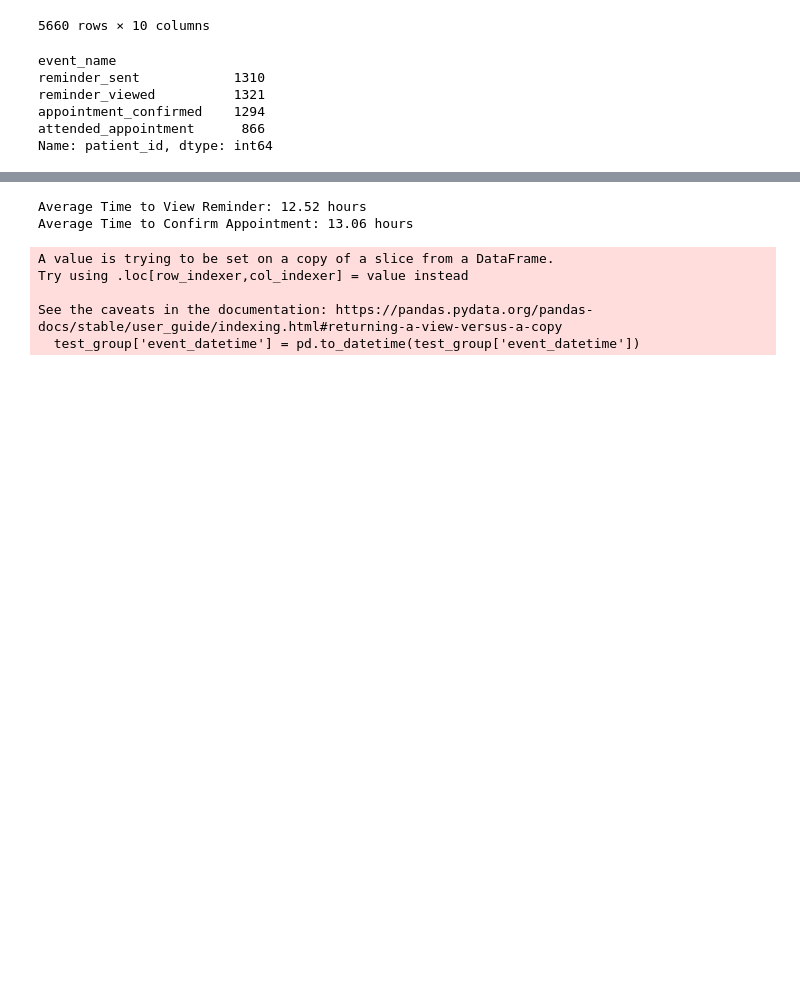
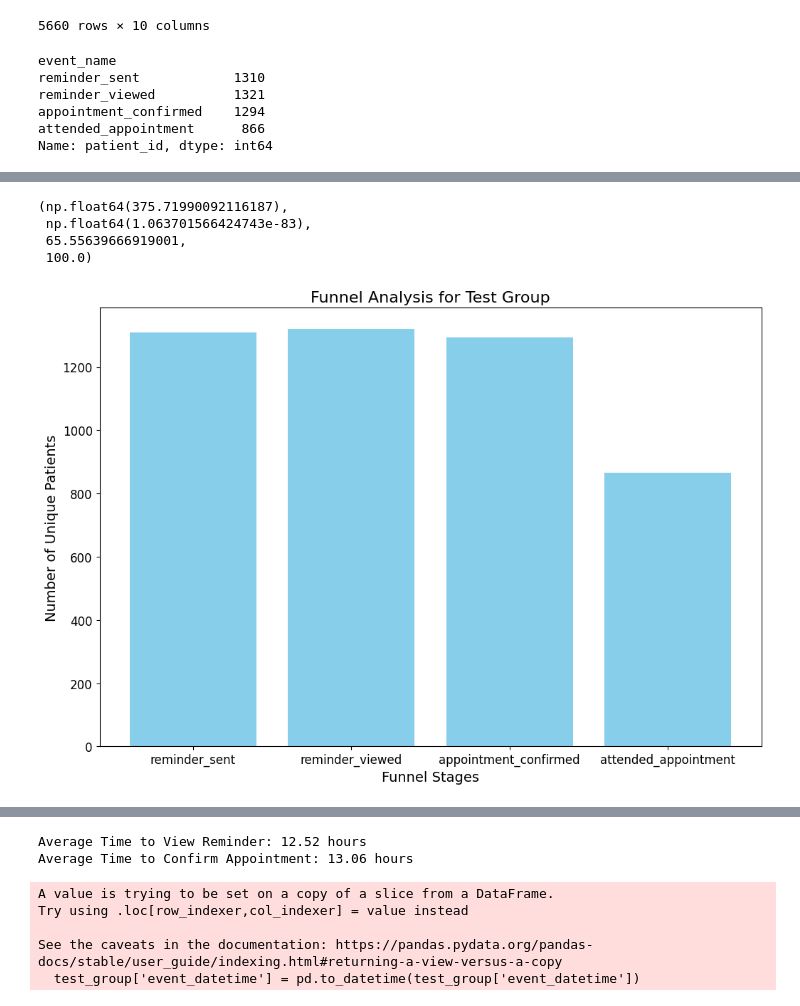
Before and after one commit to Ismat-Samadov/kyla_ProductAnalyst, a Jupyter notebook: task.ipynb, the cells around one changed output, grey strips where cells are left out. Saved outputs shown, nothing was run; the diff lists cells and outputs as text; code cells hidden in the pictures; blank space fills up the shorter version.

```diff
--- a/task.ipynb
+++ b/task.ipynb
@@ -856,0 +984,61 @@ Name: patient_id, dtype: int64
+# %%
+from scipy.stats import chi2_contingency
+
+# Filter the test and control groups
+test_group = ab_test_data[ab_test_data['group'] == 'Test']
+control_group = ab_test_data[ab_test_data['group'] == 'Control']
+
+# Count attendance in both groups (attended and not attended)
+test_attended = test_group[test_group['event_name'] == 'attended_appointment'].shape[0]
+test_total = test_group['patient_id'].nunique()
+
+control_attended = control_group[control_group['event_name'] == 'attended_appointment'].shape[0]
+control_total = control_group['patient_id'].nunique()
+
+# Calculate not attended (total - attended)
+test_not_attended = test_total - test_attended
+control_not_attended = control_total - control_attended
+
+# Create contingency table for Chi-Square test
+contingency_table = np.array([[test_attended, test_not_attended],
+                              [control_attended, control_not_attended]])
+
+# Perform the Chi-Square test
+chi2_stat, p_val, dof, expected = chi2_contingency(contingency_table)
+
+# Calculate the attendance rate for both groups
+attendance_rate_test = (test_attended / test_total) * 100
+attendance_rate_control = (control_attended / control_total) * 100
+
+# Output results
+chi2_stat, p_val, attendance_rate_test, attendance_rate_control
+# %% [output]
+(np.float64(375.71990092116187),
+ np.float64(1.063701566424743e-83),
+ 65.55639666919001,
+ 100.0)
+# %%
+# Load actual dataset
+ab_test_data = pd.read_csv('data/ab_test_data.csv')
+
+# Filter for Test group only
+test_group = ab_test_data[ab_test_data['group'] == 'Test']
+
+# Define the funnel stages
+funnel_stages = ['reminder_sent', 'reminder_viewed', 'appointment_confirmed', 'attended_appointment']
+
+# Filter for relevant stages and group by event_name to count unique patient_id's at each stage
+funnel_counts = test_group[test_group['event_name'].isin(funnel_stages)]\
+    .groupby('event_name')['patient_id'].nunique().reindex(funnel_stages)
+
+# Visualization - Extended size funnel plot
+plt.figure(figsize=(12, 8))  # Extended figure size for larger plot
+plt.bar(funnel_counts.index, funnel_counts.values, color='skyblue')
+plt.xlabel('Funnel Stages', fontsize=14)
+plt.ylabel('Number of Unique Patients', fontsize=14)
+plt.title('Funnel Analysis for Test Group', fontsize=16)
+plt.xticks(fontsize=12)
+plt.yticks(fontsize=12)
+plt.show()
+# %% [output]
+[figure, added]
```
Also changed, not shown: parts of 14 cells of this notebook.
